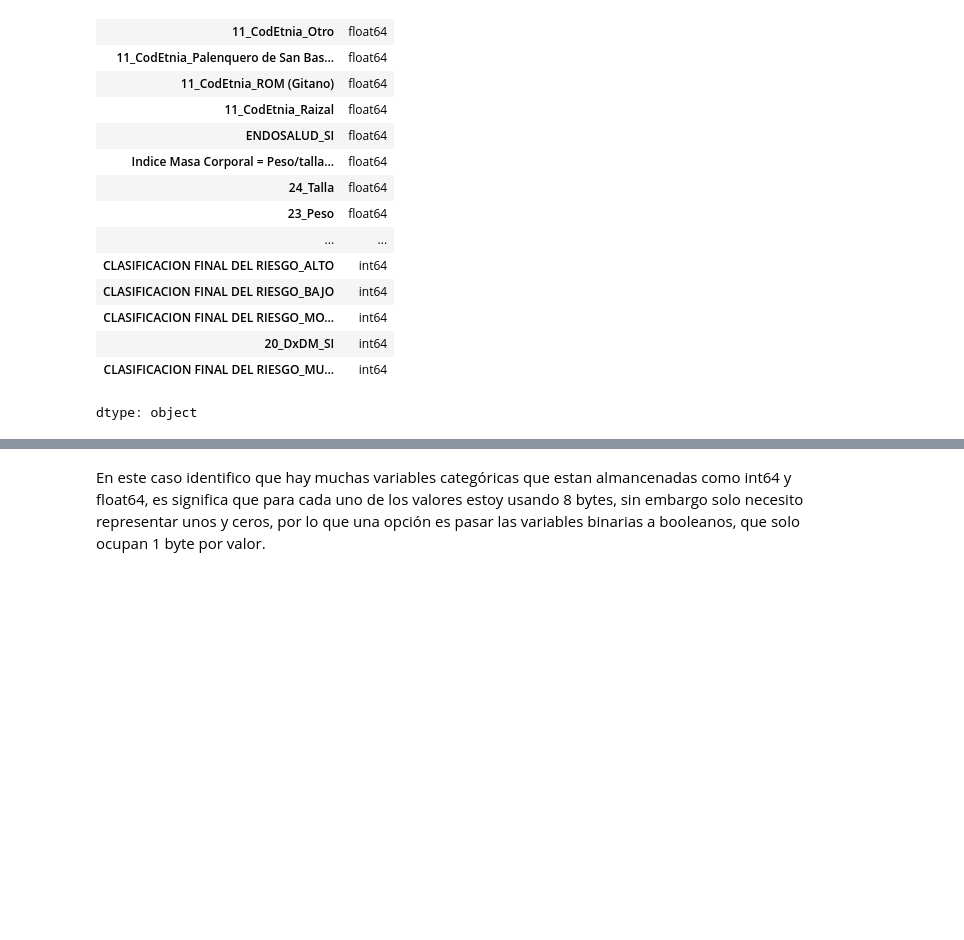
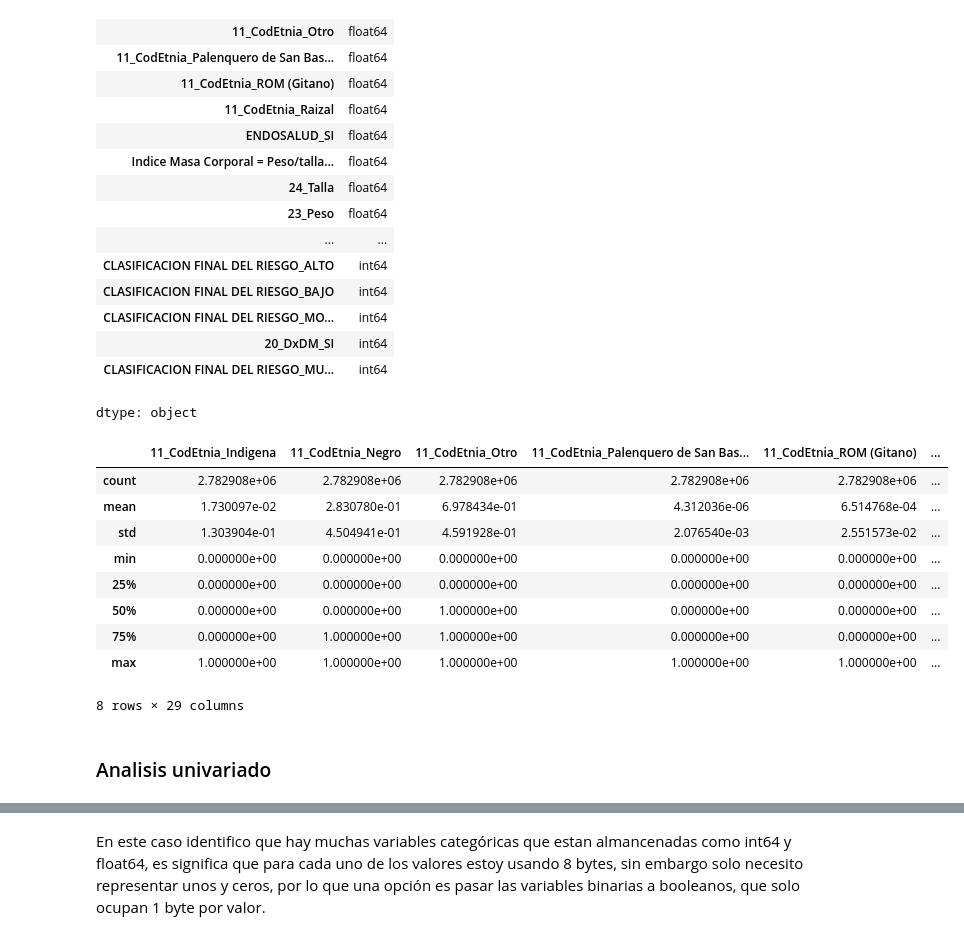
Before and after one commit to elkofix/cardiac-risk-db, a Jupyter notebook: explorative_data_analysis.ipynb, the cells around one changed output, grey strips where cells are left out. Drawn from its saved outputs; the diff is of its cells as text; code cells hidden in the pictures; blank space fills up the shorter version.

```diff
--- a/explorative_data_analysis.ipynb
+++ b/explorative_data_analysis.ipynb
@@ -66,3 +68,18 @@ df.dtypes
 | 20_DxDM_SI | int64 |
 | CLASIFICACION FINAL DEL RIESGO_MU... | int64 |
 dtype: object
+# %%
+df.describe()
+# %% [output]
+|  | 11_CodEtnia_Indigena | 11_CodEtnia_Negro | 11_CodEtnia_Otro | 11_CodEtnia_Palenquero de San Bas... | 11_CodEtnia_ROM (Gitano) | ... |
+| count | 2.782908e+06 | 2.782908e+06 | 2.782908e+06 | 2.782908e+06 | 2.782908e+06 | ... |
+| mean | 1.730097e-02 | 2.830780e-01 | 6.978434e-01 | 4.312036e-06 | 6.514768e-04 | ... |
+| std | 1.303904e-01 | 4.504941e-01 | 4.591928e-01 | 2.076540e-03 | 2.551573e-02 | ... |
+| min | 0.000000e+00 | 0.000000e+00 | 0.000000e+00 | 0.000000e+00 | 0.000000e+00 | ... |
+| 25% | 0.000000e+00 | 0.000000e+00 | 0.000000e+00 | 0.000000e+00 | 0.000000e+00 | ... |
+| 50% | 0.000000e+00 | 0.000000e+00 | 1.000000e+00 | 0.000000e+00 | 0.000000e+00 | ... |
+| 75% | 0.000000e+00 | 1.000000e+00 | 1.000000e+00 | 0.000000e+00 | 0.000000e+00 | ... |
+| max | 1.000000e+00 | 1.000000e+00 | 1.000000e+00 | 1.000000e+00 | 1.000000e+00 | ... |
+8 rows × 29 columns
+# %% [markdown]
+### Analisis univariado
```
Also changed, not shown: parts of 8 cells of this notebook.
